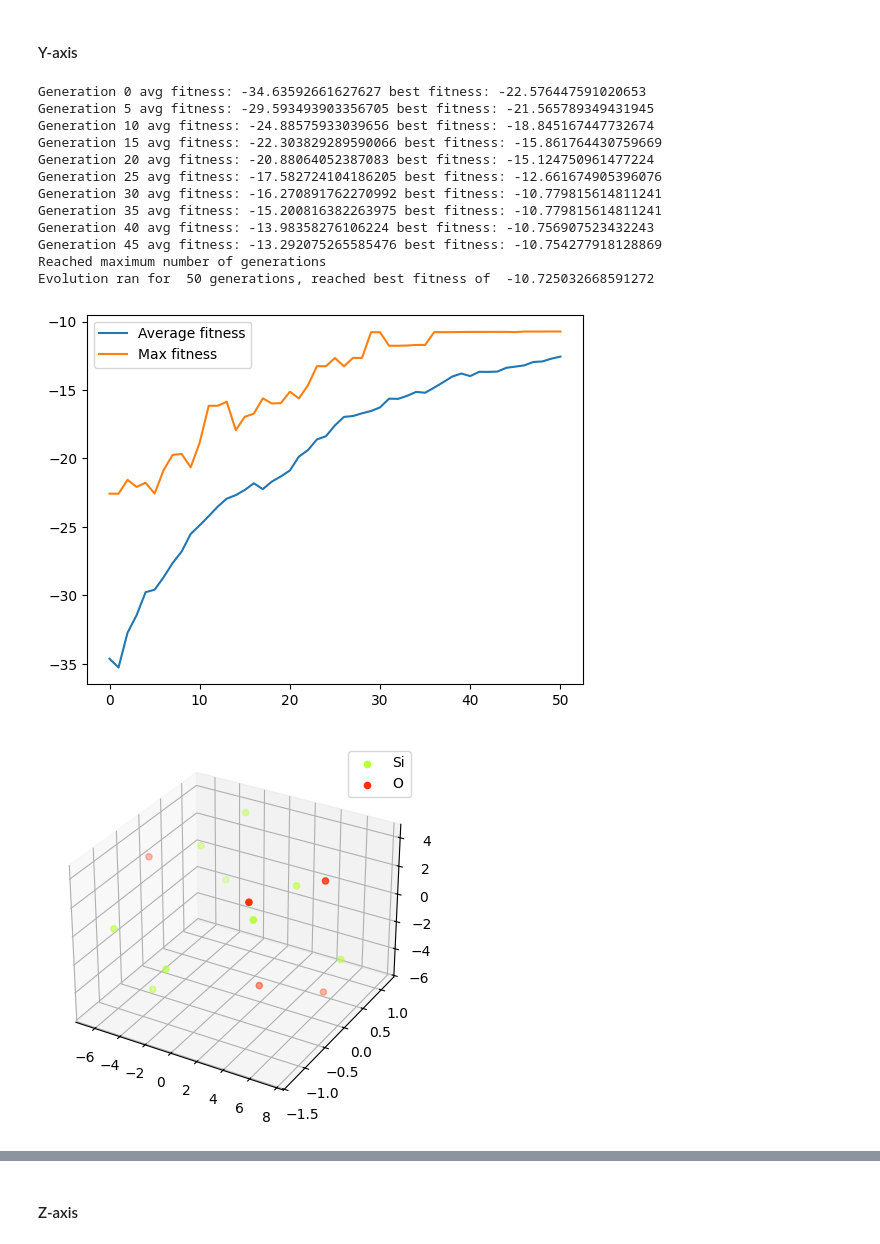
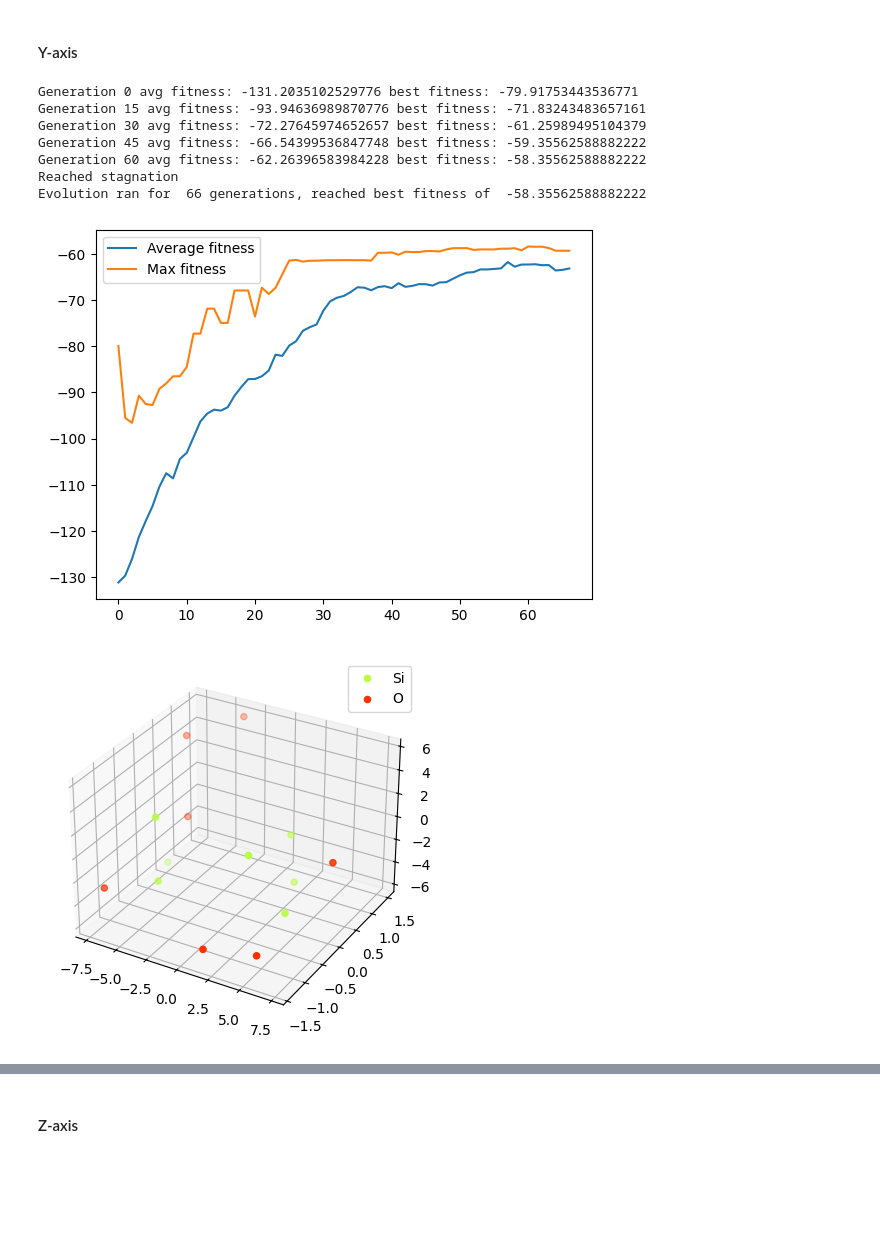
Before and after one commit to tyrrr-aj/glass-cluster, a Jupyter notebook: glass-evolution.ipynb, the cells around one changed output, grey strips where cells are left out. Drawn from its saved outputs; the diff is of its cells as text; code cells hidden in the pictures; blank space fills up the shorter version.

```diff
--- a/glass-evolution.ipynb
+++ b/glass-evolution.ipynb
@@ -685,3 +687,3 @@ fitness_function = lambda solution: fitness_x(wall_left, wall_right, solution, a
 # %%
-ga_x = GeneticAlgorithm(initial_population, mutation_type, crossover, selection_proportional, fitness_function)
+ea_x = EvolutionaryAlgorithm(initial_population, mutation_type, crossover, selection_proportional, fitness_function)
 # %%
@@ -702,7 +697,7 @@ Evolution ran for  48 generations, reached best fitness of  -1.3054198970777966
 # %%
-ga_x.plot_fitness()
+ea_x.plot_fitness()
 
-best_solution_x = ga_x.get_best_solution()
+best_solution_x = ea_x.get_best_solution()
 
 plot_atoms(best_solution_x, atom_species_by_index)
 plot_solution_with_walls((wall_left, wall_right), best_solution_x, atom_species_by_index)
@@ -727,30 +722,25 @@ mutation_type = lambda offspring: random_mutation(mutation_probabilities, offspr
 # %%
 crossover = lambda parents: crossover_fenotypes(parents, cluster_size, solution_thickness, axis=1)
 # %%
-fitness_function = lambda solution: fitness_y(wall_down, wall_up, solution, atom_species_by_symbol, cluster_size, wall_thickness, solution_thickness)
+fitness_function = lambda solution: fitness_y(wall_down, wall_up, solution, atom_species_by_symbol, cluster_size, wall_thickness, solution_thickness, alpha, beta, gamma)
 # %%
-ga_y = GeneticAlgorithm(initial_population, mutation_type, crossover, selection_proportional, fitness_function)
+ea_y = EvolutionaryAlgorithm(initial_population, mutation_type, crossover, selection_proportional, fitness_function)
 # %%
-new_population = ga_y.evolve(n_parents_per_child, n_children, n_elites, max_num_generations, tolerate_stagnation_for_n_generations, stagnation_epsilon, target_fitness_value)
+new_population = ea_y.evolve(n_parents_per_child, n_children, n_elites, max_num_generations, tolerate_stagnation_for_n_generations, stagnation_epsilon, target_fitness_value)
 # %% [output]
-Generation 0 avg fitness: -34.63592661627627 best fitness: -22.576447591020653
-Generation 5 avg fitness: -29.593493903356705 best fitness: -21.565789349431945
-Generation 10 avg fitness: -24.88575933039656 best fitness: -18.845167447732674
-Generation 15 avg fitness: -22.303829289590066 best fitness: -15.861764430759669
-Generation 20 avg fitness: -20.88064052387083 best fitness: -15.124750961477224
-Generation 25 avg fitness: -17.582724104186205 best fitness: -12.661674905396076
-Generation 30 avg fitness: -16.270891762270992 best fitness: -10.779815614811241
-Generation 35 avg fitness: -15.200816382263975 best fitness: -10.779815614811241
-Generation 40 avg fitness: -13.98358276106224 best fitness: -10.756907523432243
-Generation 45 avg fitness: -13.292075265585476 best fitness: -10.754277918128869
-Reached maximum number of generations
-Evolution ran for  50 generations, reached best fitness of  -10.725032668591272
+Generation 0 avg fitness: -131.2035102529776 best fitness: -79.91753443536771
+Generation 15 avg fitness: -93.94636989870776 best fitness: -71.83243483657161
+Generation 30 avg fitness: -72.27645974652657 best fitness: -61.25989495104379
+Generation 45 avg fitness: -66.54399536847748 best fitness: -59.35562588882222
+Generation 60 avg fitness: -62.26396583984228 best fitness: -58.35562588882222
+Reached stagnation
+Evolution ran for  66 generations, reached best fitness of  -58.35562588882222
 # %%
-ga_y.plot_fitness()
-best_solution_y = ga_y.get_best_solution()
+ea_y.plot_fitness()
+best_solution_y = ea_y.get_best_solution()
 
 plot_atoms(best_solution_y, atom_species_by_index)
 plot_solution_with_walls((wall_down, wall_up), best_solution_y, atom_species_by_index)
 # %% [output]
-[figure, old version]
+[figure, new version]
-[figure, old version]
+[figure, new version]
```
Also changed, not shown: parts of 16 cells of this notebook.
